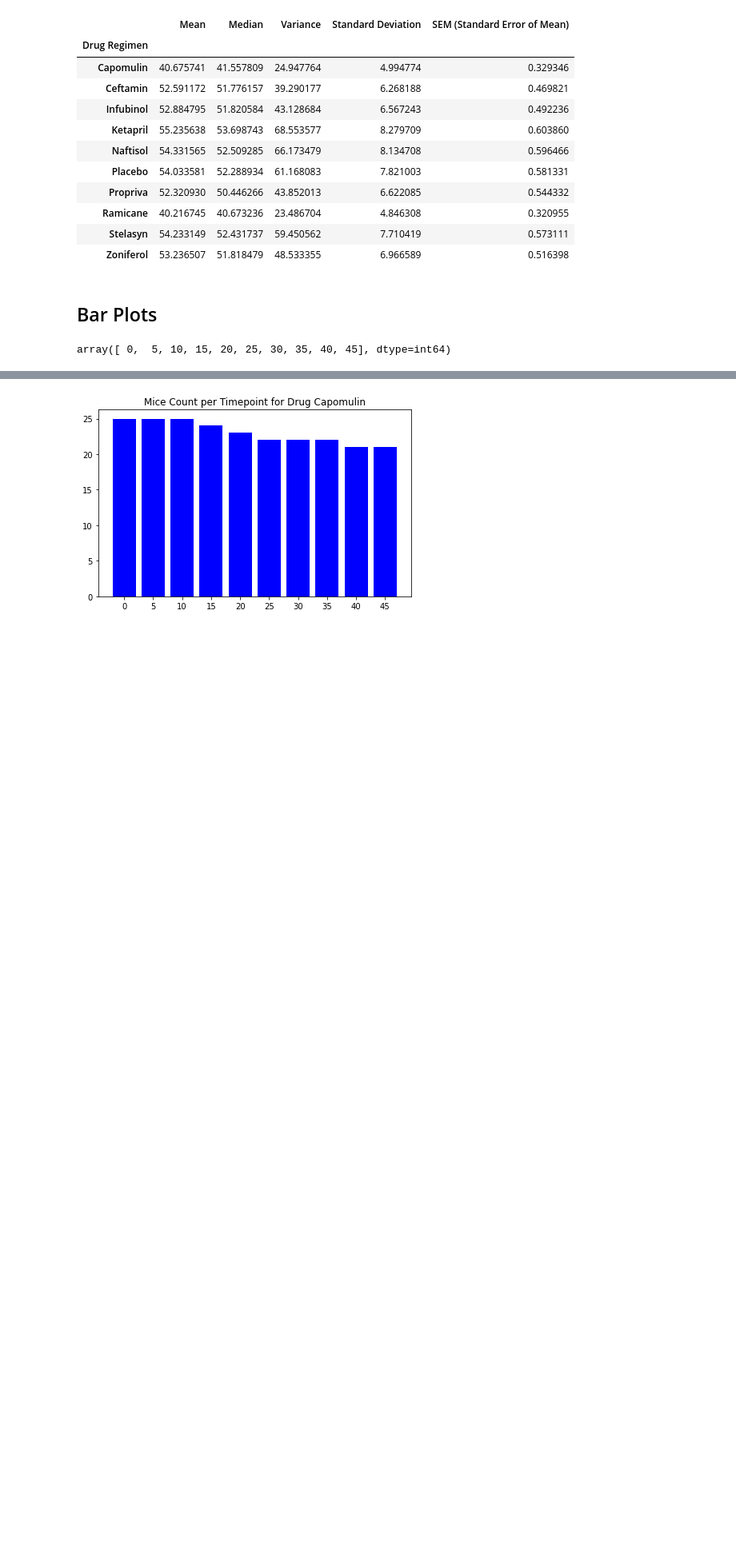
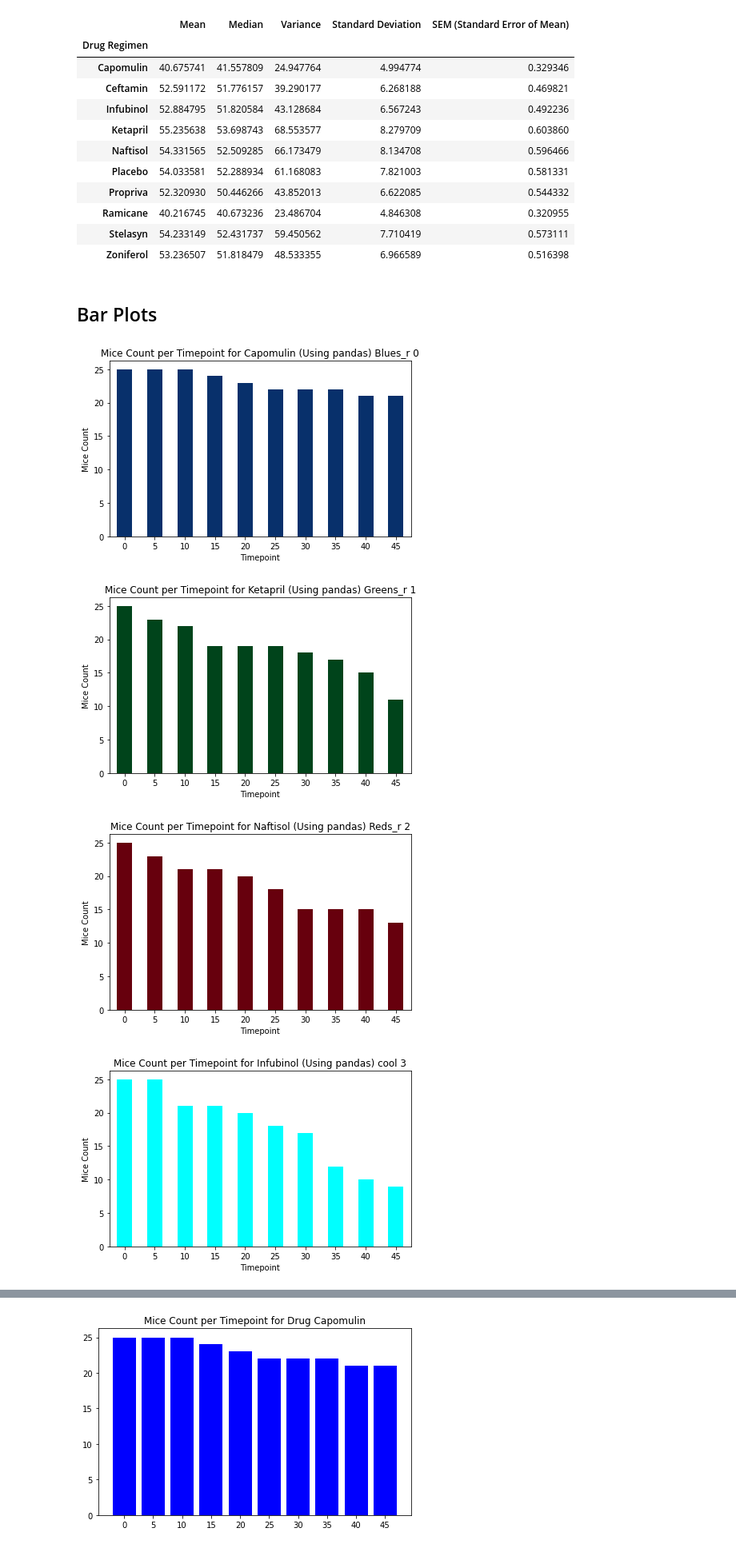
Before and after one commit to skesamsetty/matplotlib_challenge, a Jupyter notebook: Pymaceuticals/pymaceuticals_starter.ipynb, the cells around one changed output, grey strips where cells are left out. Shown at 80% size. Drawn from its saved outputs; the diff is of its cells as text; code cells hidden in the pictures; blank space fills up the shorter version.

```diff
--- a/Pymaceuticals/pymaceuticals_starter.ipynb
+++ b/Pymaceuticals/pymaceuticals_starter.ipynb
@@ -186,11 +186,6 @@ summary2_by_regimen_df
 
 drug_list = cleansed_study_results_df['Drug Regimen'].unique()
 tick_labels = cleansed_study_results_df['Timepoint'].unique()
-colors = ['blue','green','red','cyan','magenta','yellow','black','purple','olive','pink']
+colors = ['Blues_r','Greens_r','Reds_r','cool','magenta','yellow','black','purple','olive','pink']
 aggregate_df=cleansed_study_results_df.groupby(by=['Timepoint', 'Drug Regimen'])
 mice_count_per_timeslot = aggregate_df['Mouse ID'].count()
-# plot_df = pd.DataFrame({'Drug Regimen': drug_list,
-#                        'mice_count': mice_count_per_timeslot})
-tick_labels
-# %% [output]
-array([ 0,  5, 10, 15, 20, 25, 30, 35, 40, 45], dtype=int64)
@@ -206,0 +192,17 @@ index = 0
+# %%
+index=0
+for drug in drug_list:
+    bar_color = colors[index]
+    drug_study_results_df = cleansed_study_results_df.loc[cleansed_study_results_df['Drug Regimen']==drug]
+    aggregate_df=drug_study_results_df.groupby(by=['Timepoint'])
+    aggregate_df = aggregate_df['Mouse ID'].count()
+    title_string = f"Mice Count per Timepoint for {drug} (Using pandas) {bar_color} {index}"
+    aggregate_df.plot(kind='bar', y='Mice Count', rot=0, xlabel="Timepoint", ylabel="Mice Count", colormap=bar_color, title=title_string)
+    index+=1
+    plt.tight_layout()
+    plt.show()
+# %% [output]
+[figure, added]
+[figure, added]
+[figure, added]
+[figure, added]
```
Also changed, not shown: parts of 7 cells of this notebook.
